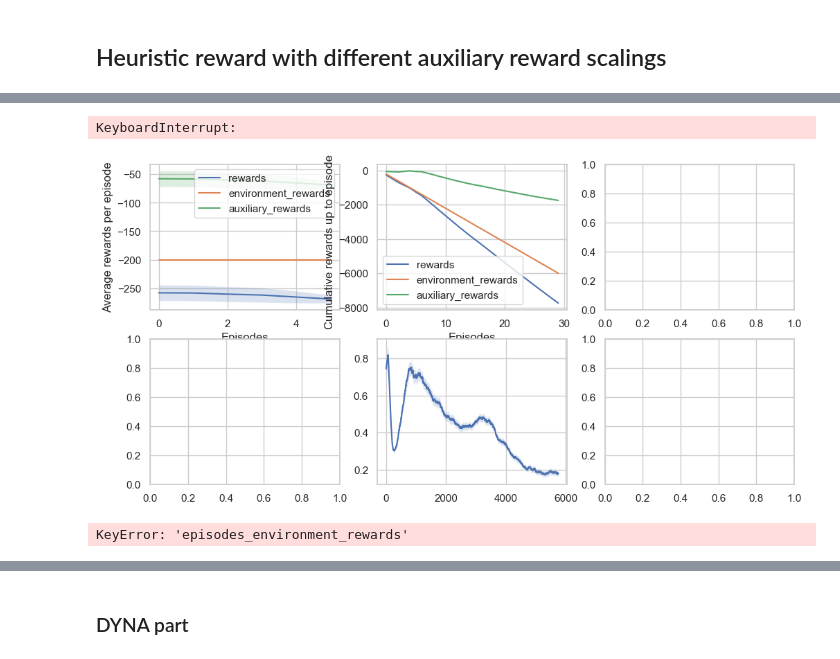
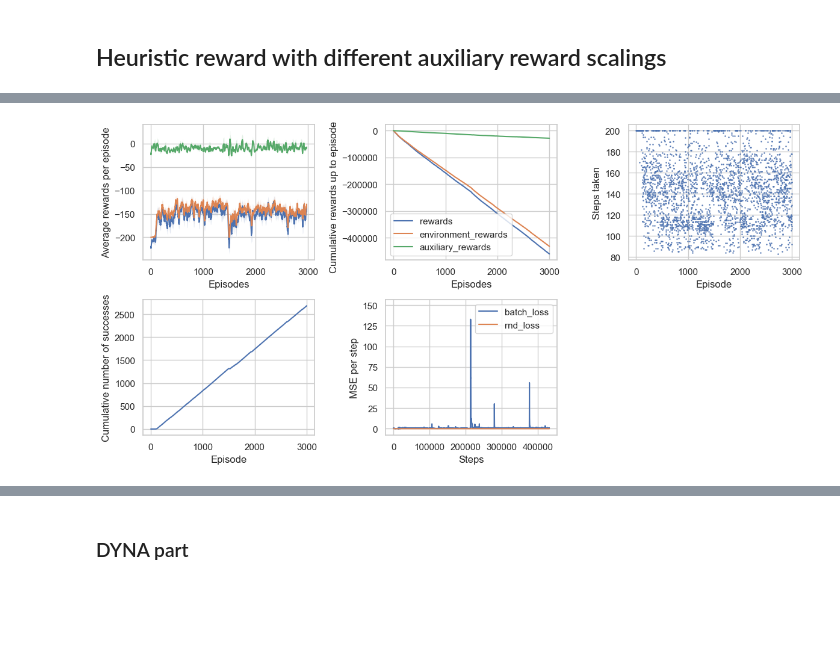
Before and after one commit to LionelSafar/Rolls-Royce-Peak-Plower, a Jupyter notebook: main.ipynb, the cells around one changed output, grey strips where cells are left out. Saved outputs shown, nothing was run; the diff lists cells and outputs as text; code cells hidden in the pictures; blank space fills up the shorter version.

```diff
--- a/main.ipynb
+++ b/main.ipynb
@@ -612,17 +609,17 @@ ax = [[fig.add_subplot(gs[i, j]) for j in range(3)] for i in range(2)]
 
 legend_handles = []
 for i, reward_factor in enumerate(reward_factors[0:5]):
-    domain_reward_dicts = {key: aux_dicts[f'domain_training_{reward_factor}'][key] for key in reward_keys[0:1]}
-    domain_loss_dicts = {key: aux_dicts[f'domain_training_{reward_factor}'][key] for key in loss_keys[0:1]}
+    domain_reward_dicts = {key: aux_dicts[f'heuristic_training_{reward_factor}'][key] for key in reward_keys[0:1]}
+    domain_loss_dicts = {key: aux_dicts[f'heuristic_training_{reward_factor}'][key] for key in loss_keys[0:1]}
     plot_mean_reward_per_episode(domain_reward_dicts, ax=ax[0][0])
     plot_cumulative_rewards(domain_reward_dicts, ax=ax[0][1])
     plot_training_loss(domain_loss_dicts, ax=ax[1][1])
-    plot_success(aux_dicts[f'domain_training_{reward_factor}'], ax=ax[1][0])
-    plot_episode_duration(aux_dicts[f'domain_training_{reward_factor}'], ax=ax[0][2])
+    plot_success(aux_dicts[f'heuristic_training_{reward_factor}'], ax=ax[1][0])
+    plot_episode_duration(aux_dicts[f'heuristic_training_{reward_factor}'], ax=ax[0][2])
     legend_handles.append(plt.Line2D([0], [0], color=color_palette[i], label=f'{reward_factor}'))
 fig.delaxes(ax[1][2])
 legend = fig.legend(title='Reward factor', handles=legend_handles, loc='center', bbox_to_anchor=(0.78, 0.33))
 
 plt.tight_layout()
-plt.savefig('auxiliary_reward_variation.png')
+plt.savefig('figures/auxiliary_reward_variation_below1.png')
 # %% [output]
@@ -636,7 +629,7 @@ Notes:
 # %%
 # copy previous agent and add changes directly to the class
 class DQNAgent_RND:
-    def __init__(self, env, trainable: bool, reward_factor=1.0, gamma=0.99, epsilon=0.9, epsilon_decay=1000,
+    def __init__(self, env, trainable: bool, reward_factor=1.0, gamma=0.99, epsilon=0.9, epsilon_decay=0.99,
                  epsilon_min=0.05, batch_size=64, learning_rate=0.001, sync_rate=1000, optimizer=optim.AdamW):
         # Initialize agent
         self.observation_space = env.observation_space
@@ -673,7 +666,7 @@ class DQNAgent_RND:
                                         hidden_layers=2, hidden_nodes=64).to(device)
 
         if not trainable:  # load the best network
-            self.policy_net.load_state_dict(torch.load(f'{self.__class__.__name__}.pth'))
+            self.policy_net.load_state_dict(torch.load(f'trained_models/{self.__class__.__name__}.pth'))
         self.target_net.load_state_dict(self.policy_net.state_dict())
 
         self.policy_optimizer = optimizer(self.policy_net.parameters(), lr=learning_rate)
@@ -717,13 +710,18 @@ class DQNAgent_RND:
                     self.policy_net(state_tensor)).item()  # exploit with probability 1-epsilon from policy network
         return action
 
+    def decay_epsilon(self):
+        # Decay epsilon
+        self.epsilon = max(self.epsilon * self.epsilon_decay, self.epsilon_min)
+
     def update(self):
         # Update the agent
 
         # Update the predictor network (we do not do it for the replay buffer: https://arxiv.org/pdf/1905.07579 section IV C.)
-        self.predictor_optimizer.zero_grad()
-        self.rnd_loss.backward()
-        self.predictor_optimizer.step()
+        if self.trainable:
+            self.predictor_optimizer.zero_grad()
+            self.rnd_loss.backward()
+            self.predictor_optimizer.step()
 
         # DQN
         batch_loss = 0
@@ -792,7 +790,7 @@ class DQNAgent_RND:
         self.rnd_loss_mean, self.rnd_loss_M2 = self.compute_running_avg_and_M2(rnd_loss_val, self.rnd_loss_mean,
                                                                                self.rnd_loss_M2)
 
-        # Normalize and clamp the loss to get reward
+        # Standardize and clamp the loss to get reward
         rnd_loss_std = np.sqrt(self.rnd_loss_M2 / self.steps)
         reward = (rnd_loss_val - self.rnd_loss_mean) / rnd_loss_std if rnd_loss_std != 0 else 0.0
         reward = np.clip(reward, -5, 5)
@@ -803,17 +801,15 @@ class DQNAgent_RND:
         # Helper function used in update() to compute the new running average and update the sum of squares of differences from the current mean.
         # Based on https://en.wikipedia.org/wiki/Algorithms_for_calculating_variance
 
-        # Compute the new average
-        delta = new_val - current_avg
-        avg = current_avg + delta / self.steps
+        # append the new value to the mean
+        new_avg = (self.steps - 1) / self.steps * current_avg + new_val / self.steps
 
         # Compute the new sum of squares of differences from the current mean
-        delta2 = new_val - avg
-        M2 = current_M2 + delta * delta2
+        new_M2 = current_M2 + (new_val - current_avg) * (new_val - new_avg)
 
-        return avg, M2
+        return new_avg, new_M2
 
     def save(self):
         if self.trainable:
             torch.save(self.policy_net.state_dict(),
-                       f'{self.__class__.__name__}.pth')
+                       f'trained_models/{self.__class__.__name__}.pth')
@@ -829,3 +816,3 @@ How I understand the idea:
 # %%
 dqn_agent_RND = DQNAgent_RND(env, trainable=True)
-RND_training_stats = run(dqn_agent_RND, 30)
+RND_training_stats = run(dqn_agent_RND, 3000)
@@ -859,28 +823,19 @@ KeyError: 'RND_losses'
 # %%
 fig = plt.figure(figsize=(12, 6))
 gs = GridSpec(2, 3, figure=fig)
 ax = [[fig.add_subplot(gs[i, j]) for j in range(3)] for i in range(2)]
 
 RND_rewards = {key: RND_training_stats[key] for key in reward_keys}
 RND_losses = {key: RND_training_stats[key] for key in loss_keys}
 plot_mean_reward_per_episode(RND_rewards, ax=ax[0][0])
 plot_cumulative_rewards(RND_rewards, ax=ax[0][1])
 plot_training_loss(RND_losses, ax=ax[1][1])
 plot_success(RND_training_stats, ax=ax[1][0])
 plot_episode_duration(RND_training_stats, ax=ax[0][2])
 fig.delaxes(ax[1][2])
-legend = fig.legend(title='Reward factor', loc='center', bbox_to_anchor=(0.78, 0.33))
+#legend = fig.legend(title='Reward factor', loc='center', bbox_to_anchor=(0.78, 0.33))
 
 plt.tight_layout()
-plt.savefig('RND_Agent.png')
+plt.savefig('figures/DQNAgent_RND.png')
 # %% [output]
-KeyboardInterrupt:
-[figure, old version]
+[figure, new version]
-# %%
-# compare RND to auxiliary
-env_rewards_rnd = RND_training_stats['episodes_environment_rewards']
-env_rewards_domain = domain_reward_dict['episodes_environment_rewards']
-plot_mean_reward_per_episode(env_rewards_domain, dqn_agent_domain_based.__class__.__name__, save_name_domain_based)
-plot_mean_reward_per_episode(env_rewards_rnd, dqn_agent_domain_based.__class__.__name__, save_name_domain_based)
-# %% [output]
-KeyError: 'episodes_environment_rewards'
```
Also changed, not shown: parts of 50 cells of this notebook.
